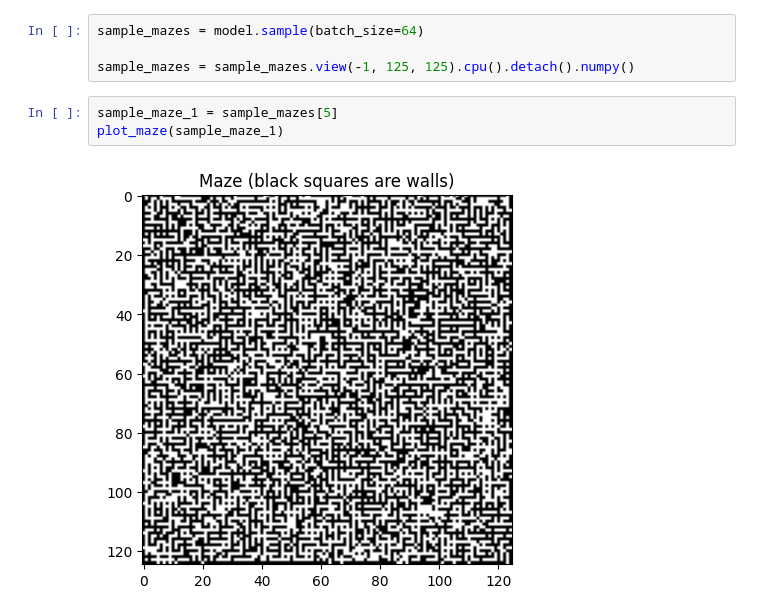
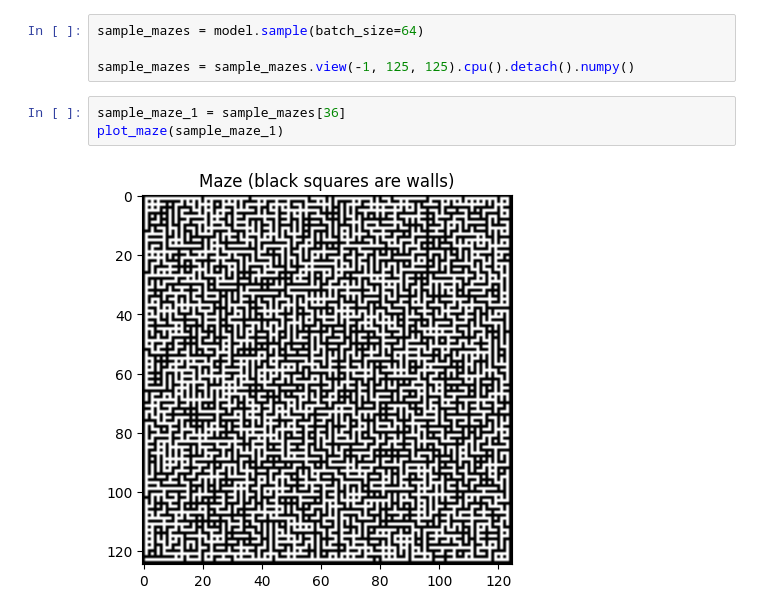
Before and after one commit to KerelOlivier/VAE_mazes, a Jupyter notebook: notebooks/model_test.ipynb, the cells around one changed output. Saved outputs shown, nothing was run; the diff lists cells and outputs as text.

```diff
--- a/notebooks/model_test.ipynb
+++ b/notebooks/model_test.ipynb
@@ -37,7 +37,7 @@ sample_mazes = model.sample(batch_size=64)
 
 sample_mazes = sample_mazes.view(-1, 125, 125).cpu().detach().numpy()
 # %%
-sample_maze_1 = sample_mazes[5]
+sample_maze_1 = sample_mazes[36]
 plot_maze(sample_maze_1)
 # %% [output]
-[figure, old version]
+[figure, new version]
```
Also changed, not shown: 1 other file.
